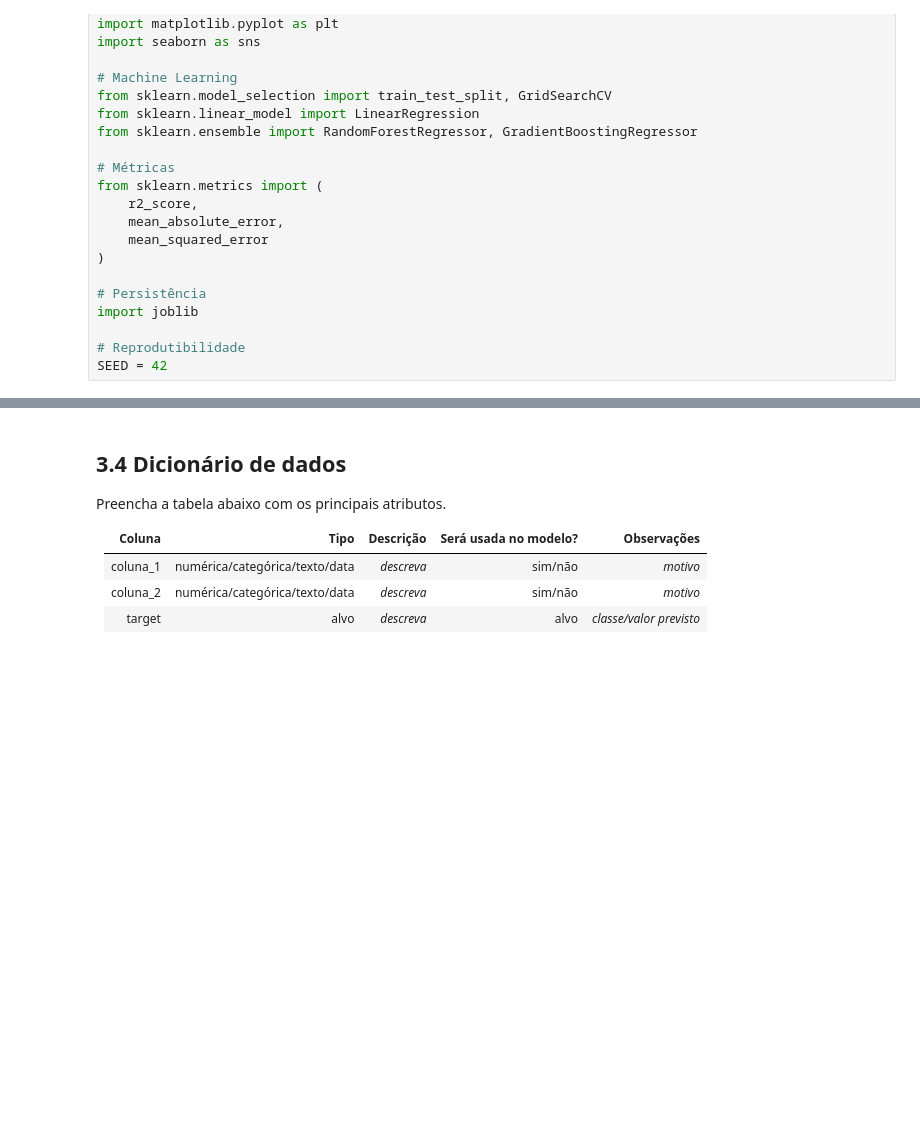
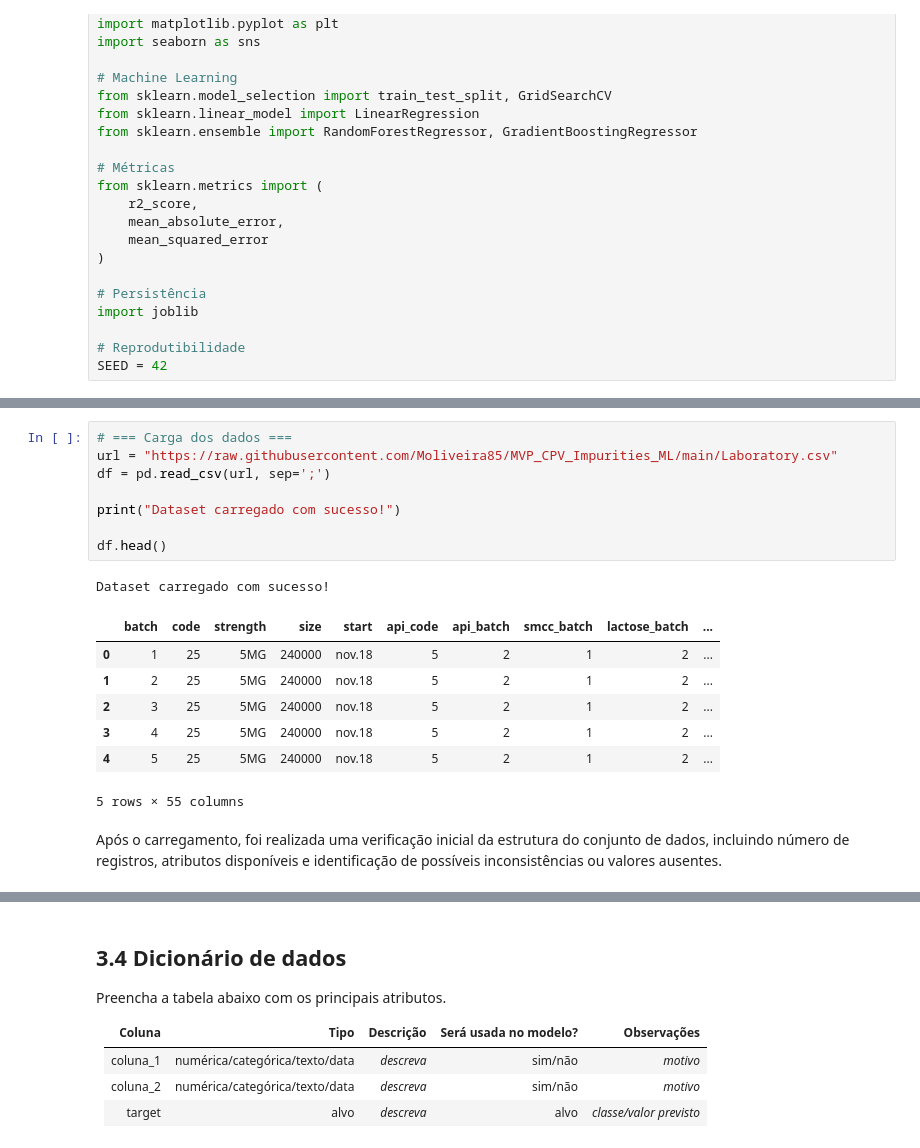
Before and after one commit to Moliveira85/MVP_CPV_Impurities_ML, a Jupyter notebook: MVP_CPV_ML_Analytics_20261.ipynb, the cells around one changed output, grey strips where cells are left out. Cells and saved outputs as stored; diff of their text form; blank space fills up the shorter version.

```diff
--- a/MVP_CPV_ML_Analytics_20261.ipynb
+++ b/MVP_CPV_ML_Analytics_20261.ipynb
@@ -309,0 +202,19 @@ Valores ausentes por coluna:
+# %%
+# === Carga dos dados ===
+url = "https://raw.githubusercontent.com/Moliveira85/MVP_CPV_Impurities_ML/main/Laboratory.csv"
+df = pd.read_csv(url, sep=';')
+
+print("Dataset carregado com sucesso!")
+
+df.head()
+# %% [output]
+Dataset carregado com sucesso!
+|  | batch | code | strength | size | start | api_code | api_batch | smcc_batch | lactose_batch | ... |
+| 0 | 1 | 25 | 5MG | 240000 | nov.18 | 5 | 2 | 1 | 2 | ... |
+| 1 | 2 | 25 | 5MG | 240000 | nov.18 | 5 | 2 | 1 | 2 | ... |
+| 2 | 3 | 25 | 5MG | 240000 | nov.18 | 5 | 2 | 1 | 2 | ... |
+| 3 | 4 | 25 | 5MG | 240000 | nov.18 | 5 | 2 | 1 | 2 | ... |
+| 4 | 5 | 25 | 5MG | 240000 | nov.18 | 5 | 2 | 1 | 2 | ... |
+5 rows × 55 columns
+# %% [markdown]
+Após o carregamento, foi realizada uma verificação inicial da estrutura do conjunto de dados, incluindo número de registros, atributos disponíveis e identificação de possíveis inconsistências ou valores ausentes.
```
Also changed, not shown: parts of 22 cells of this notebook.
